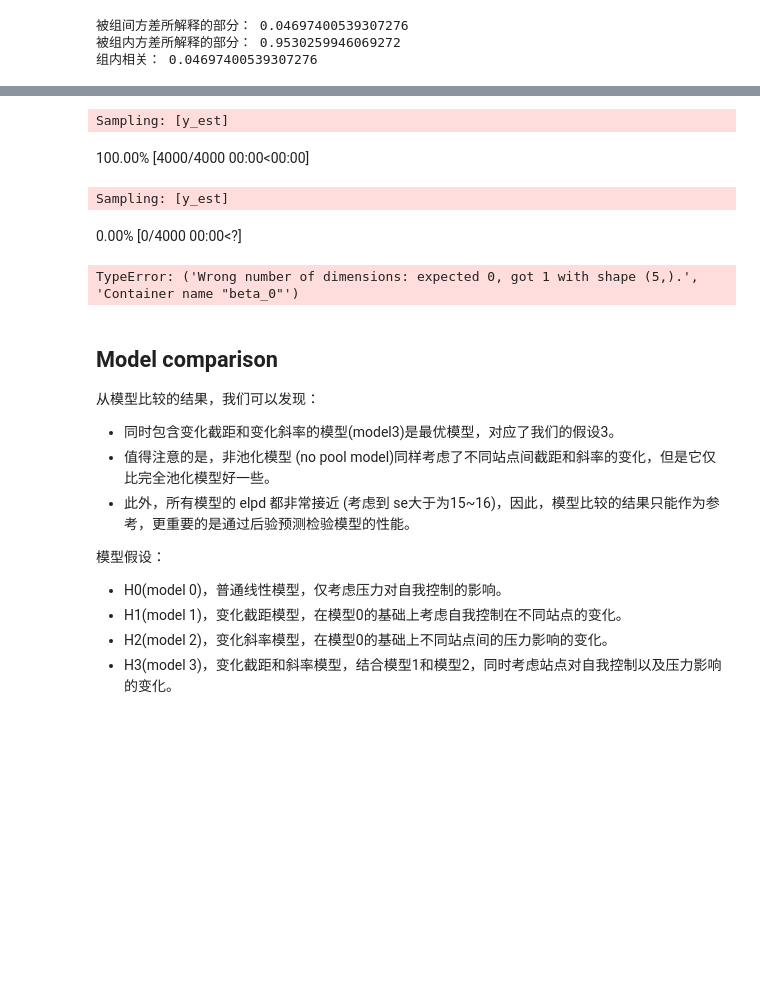
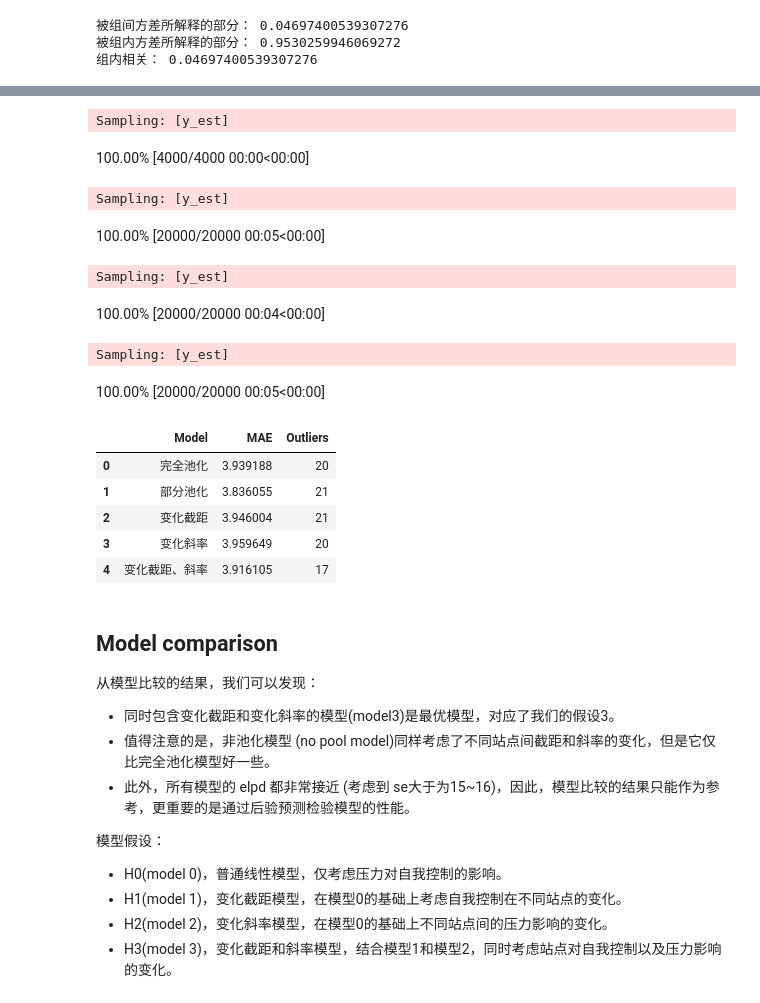
Before and after one commit to Utenna/PyBayesian, a Jupyter notebook: 2023/lin/lec15/lec15_v0.4.ipynb, the cells around one changed output, grey strips where cells are left out. Drawn from its saved outputs; the diff is of its cells as text; code cells hidden in the pictures; blank space fills up the shorter version.

```diff
--- a/2023/lin/lec15/lec15_v0.4.ipynb
+++ b/2023/lin/lec15/lec15_v0.4.ipynb
@@ -1057,9 +1075,10 @@ print("组内相关：",between_sd/var)
 # %%
+# 进行后验预测
 complete_ppc = pm.sample_posterior_predictive(complete_trace,
                                             model = complete_pooled_model,
                                             random_seed=84735)
 no_ppc = pm.sample_posterior_predictive(no_trace,
-                                        model = complete_pooled_model,
+                                        model = no_pooled_model,
                                         random_seed=84735)
 var_inter_ppc = pm.sample_posterior_predictive(var_inter_trace,
                                                 model = var_inter_model,
@@ -1074,8 +1093,11 @@ var_both_ppc = pm.sample_posterior_predictive(var_both_trace,
 Sampling: [y_est]
 100.00% [4000/4000 00:00<00:00]
 Sampling: [y_est]
-0.00% [0/4000 00:00<?]
+100.00% [20000/20000 00:05<00:00]
-TypeError: ('Wrong number of dimensions: expected 0, got 1 with shape (5,).', 'Container name "beta_0"')
+Sampling: [y_est]
+100.00% [20000/20000 00:04<00:00]
+Sampling: [y_est]
+100.00% [20000/20000 00:05<00:00]
 # %%
 # 定义计算 MAE 函数
 from statistics import median
@@ -1087,7 +1109,7 @@ def MAE(model_ppc):
     # 提取观测值Y，提取对应Y值下的后验预测模型的均值
     MAE = pd.DataFrame({
         "scontrol_ppc_mean": pre_y_mean,
-        "scontrol_original": df.scontrol
+        "scontrol_original": model_ppc.observed_data.y_est.values
     })
 
     # 计算预测误差
@@ -1131,3 +1139,28 @@ pm.xx
+# %%
+# 将每个模型的PPC储存为列表
+ppc_samples_list = [complete_ppc, no_ppc, var_inter_ppc, var_slope_ppc, var_both_ppc]
+model_names = ["完全池化", "部分池化", "变化截距", "变化斜率", "变化截距、斜率"]
+
+# 建立一个空列表来存储结果
+results_list = []
+
+# 遍历模型并计算MAE和超出95%hdi的值
+for model_name, ppc_samples in zip(model_names, ppc_samples_list):
+    outliers = counter_outlier(ppc_samples)
+    MAEs = MAE(ppc_samples)
+    results_list.append({'Model': model_name, 'MAE':MAEs, 'Outliers': outliers})
+
+# 从结果列表创建一个DataFrame
+results_df = pd.DataFrame(results_list)
+
+results_df
+# %% [output]
+|  | Model | MAE | Outliers |
+| 0 | 完全池化 | 3.939188 | 20 |
+| 1 | 部分池化 | 3.836055 | 21 |
+| 2 | 变化截距 | 3.946004 | 21 |
+| 3 | 变化斜率 | 3.959649 | 20 |
+| 4 | 变化截距、斜率 | 3.916105 | 17 |
 # %% [markdown]
 ## Model comparison
 
```
Also changed, not shown: parts of 27 cells of this notebook, 1 other file.
